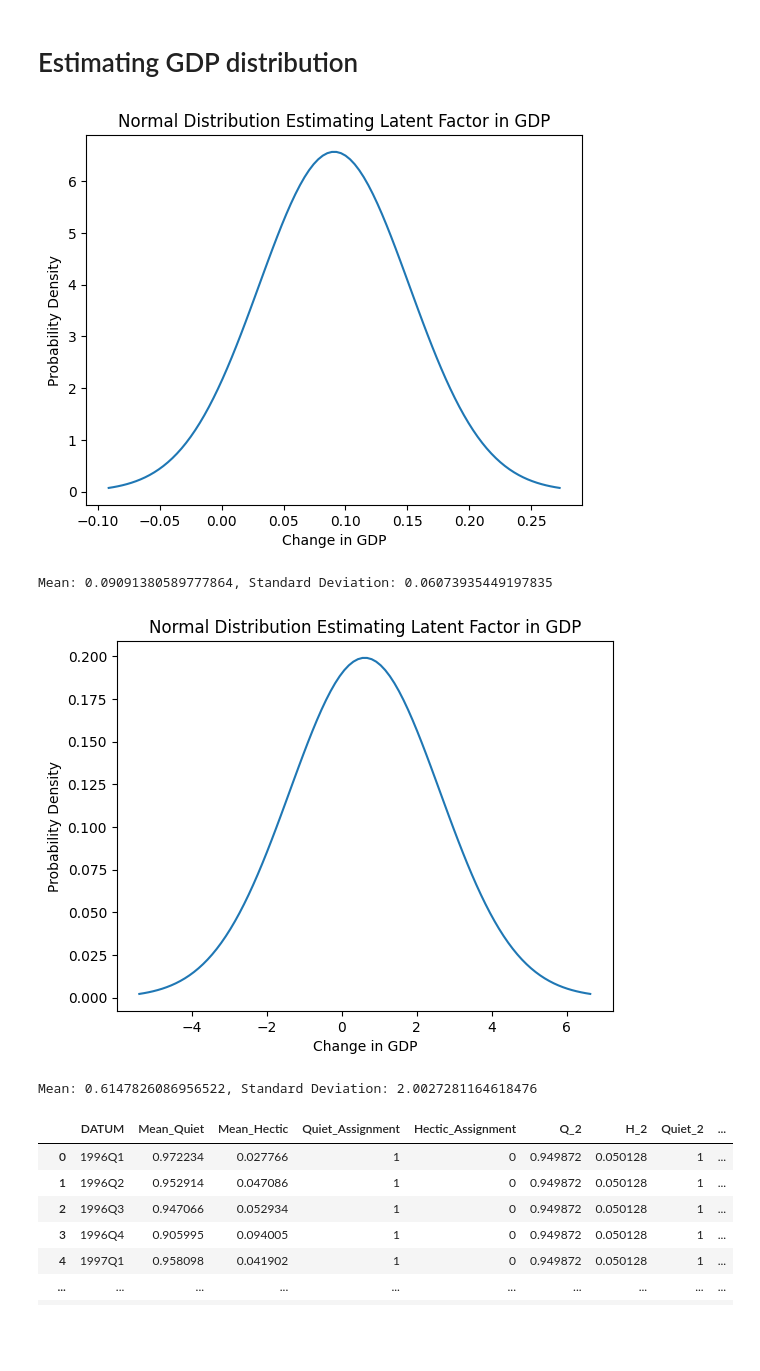
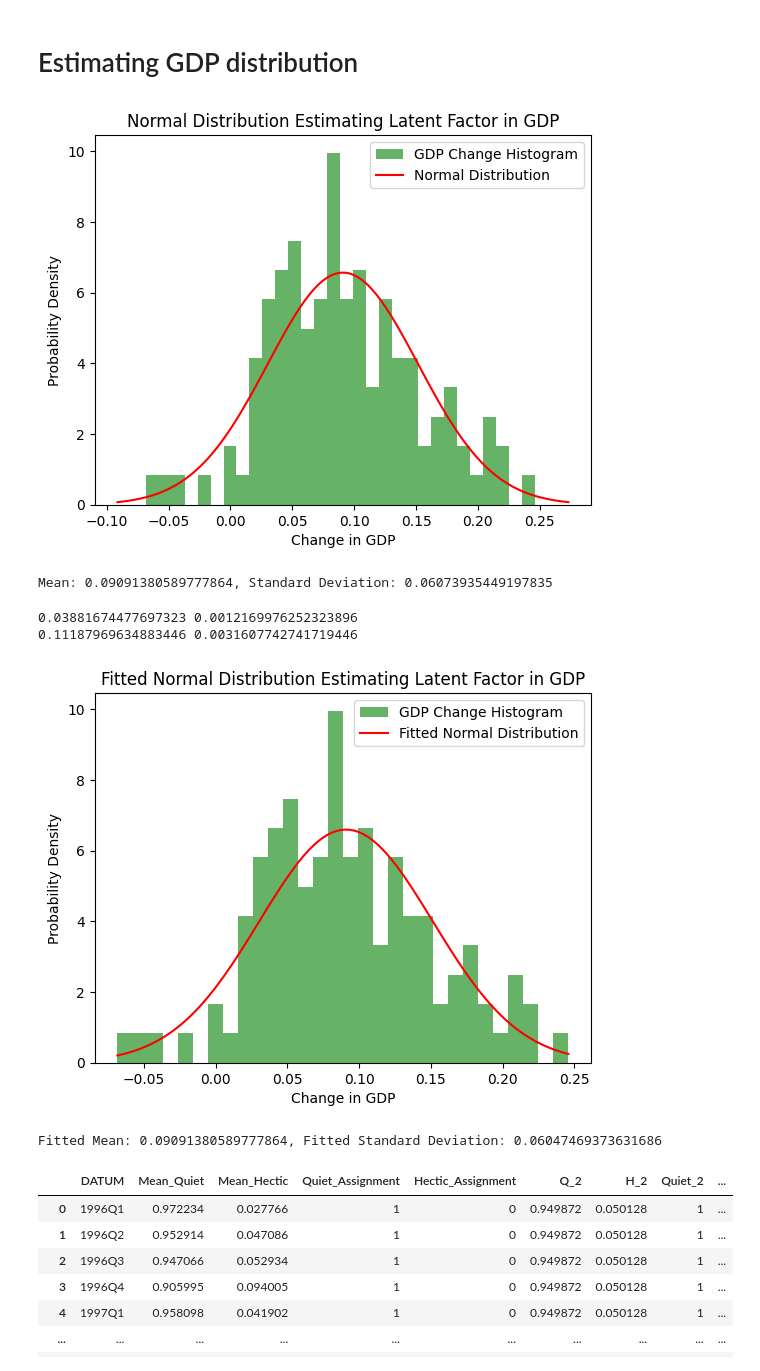
Before and after one commit to KraBence/Temalabor, a Jupyter notebook: Becslesek.ipynb, the cells around one changed output. Saved outputs shown, nothing was run; the diff lists cells and outputs as text; code cells hidden in the pictures; blank space fills up the shorter version.

```diff
--- a/Becslesek.ipynb
+++ b/Becslesek.ipynb
@@ -569,7 +568,8 @@ final_result_df.to_excel('States.xlsx', index=False)
 # %% [markdown]
 # Estimating GDP distribution
 # %%
-df = gdp[['DATUM', 'valtozas']]
+
+df = gdp[['DATUM', 'valtozas', 'hectic_m']]
 df = df.dropna()
 gdp_changes = df['valtozas']
 
@@ -577,42 +577,66 @@ mean = gdp_changes.mean()
 std_dev = gdp_changes.std()
 
 x = np.linspace(mean - 3*std_dev, mean + 3*std_dev, 100)
-
 y = norm.pdf(x, mean, std_dev)
 
+# Plot the histogram of the data
+plt.hist(gdp_changes, bins=30, density=True, alpha=0.6, color='g', label='GDP Change Histogram')
+
 # Plot the normal distribution
-plt.plot(x, y)
+plt.plot(x, y, label='Normal Distribution', color='r')
+
+# Add labels and title
 plt.title('Normal Distribution Estimating Latent Factor in GDP')
 plt.xlabel('Change in GDP')
 plt.ylabel('Probability Density')
+
+# Show legend
+plt.legend()
+
+# Show the plot
 plt.show()
 
+# Print mean and standard deviation
 print(f"Mean: {mean}, Standard Deviation: {std_dev}")
 # %% [output]
-[figure, old version]
+[figure, new version]
 Mean: 0.09091380589777864, Standard Deviation: 0.06073935449197835
+# %%
+gdp_hectic_mean = df.loc[df['hectic_m'] == 1, 'valtozas'].mean()
+gdp_hectic_std = df.loc[df['hectic_m'] == 1, 'valtozas'].std()
+gdp_quiet_mean = df.loc[df['hectic_m'] == 0, 'valtozas'].mean()
+gdp_quiet_std = df.loc[df['hectic_m'] == 0, 'valtozas'].std()
+
+print(gdp_hectic_mean, gdp_hectic_std**2)
+print(gdp_quiet_mean, gdp_quiet_std**2)
+# %% [output]
+0.03881674477697323 0.0012169976252323896
+0.11187969634883446 0.0031607742741719446
 # %%
-GDP = pd.read_excel('.\\adatok.xlsx', sheet_name='GDP')
-df = GDP[['DATUM', 'Valtozas']]
+import numpy as np
+import matplotlib.pyplot as plt
+from scipy.stats import norm
+
+df = gdp[['DATUM', 'valtozas', 'hectic_m']]
 df = df.dropna()
-GDP_changes = df['Valtozas']
-mean = GDP_changes.mean()
-std_dev = GDP_changes.std()
+gdp_changes = df['valtozas']
 
-x = np.linspace(mean - 3*std_dev, mean + 3*std_dev, 100)
+mean, std_dev = norm.fit(gdp_changes)
 
+x = np.linspace(min(gdp_changes), max(gdp_changes), 100)
 y = norm.pdf(x, mean, std_dev)
-
-plt.plot(x, y)
-plt.title('Normal Distribution Estimating Latent Factor in GDP')
+plt.hist(gdp_changes, bins=30, density=True, alpha=0.6, color='g', label='GDP Change Histogram')
+plt.plot(x, y, label='Fitted Normal Distribution', color='r')
+plt.title('Fitted Normal Distribution Estimating Latent Factor in GDP')
 plt.xlabel('Change in GDP')
 plt.ylabel('Probability Density')
+plt.legend()
 plt.show()
 
-print(f"Mean: {mean}, Standard Deviation: {std_dev}")
+print(f"Fitted Mean: {mean}, Fitted Standard Deviation: {std_dev}")
 # %% [output]
-[figure, old version]
+[figure, new version]
-Mean: 0.6147826086956522, Standard Deviation: 2.0027281164618476
+Fitted Mean: 0.09091380589777864, Fitted Standard Deviation: 0.06047469373631686
 # %%
 
 final_result_df
```
Also changed, not shown: parts of 3 cells of this notebook, 2 other files.
